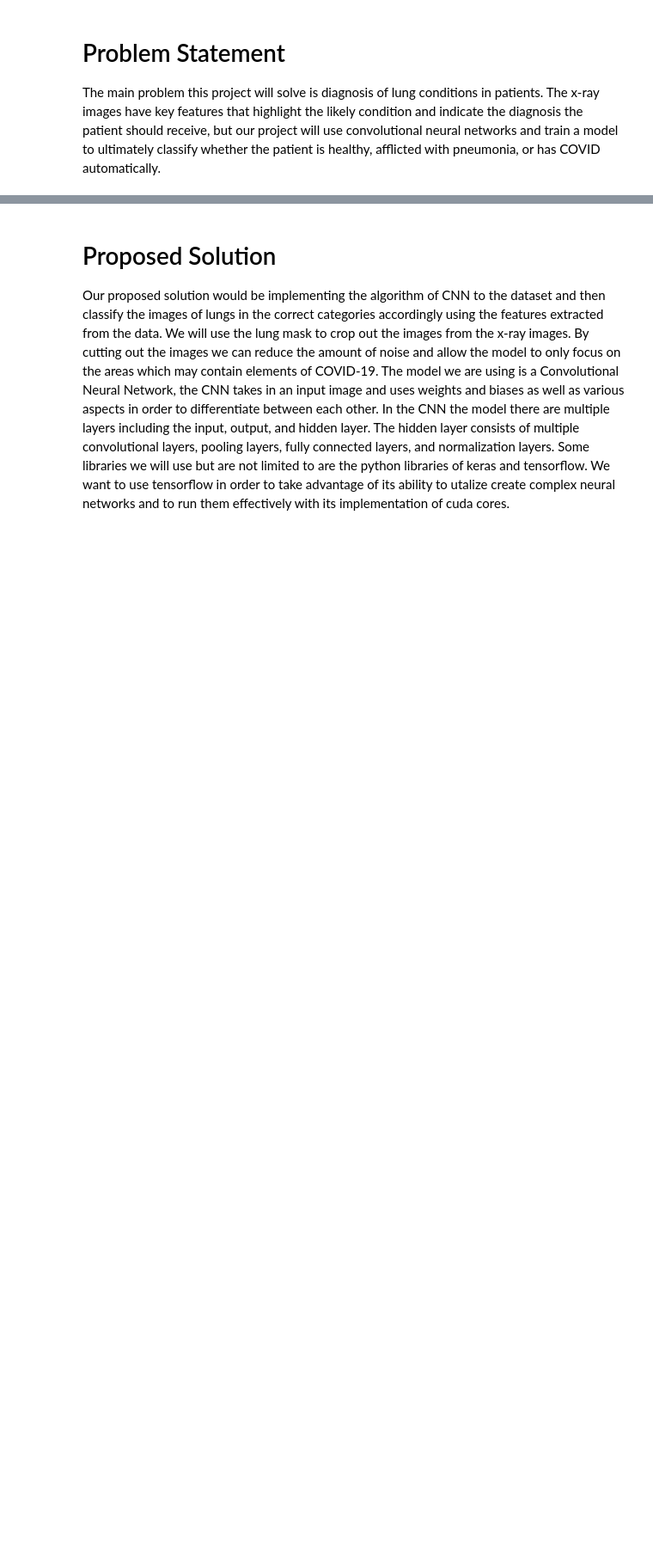
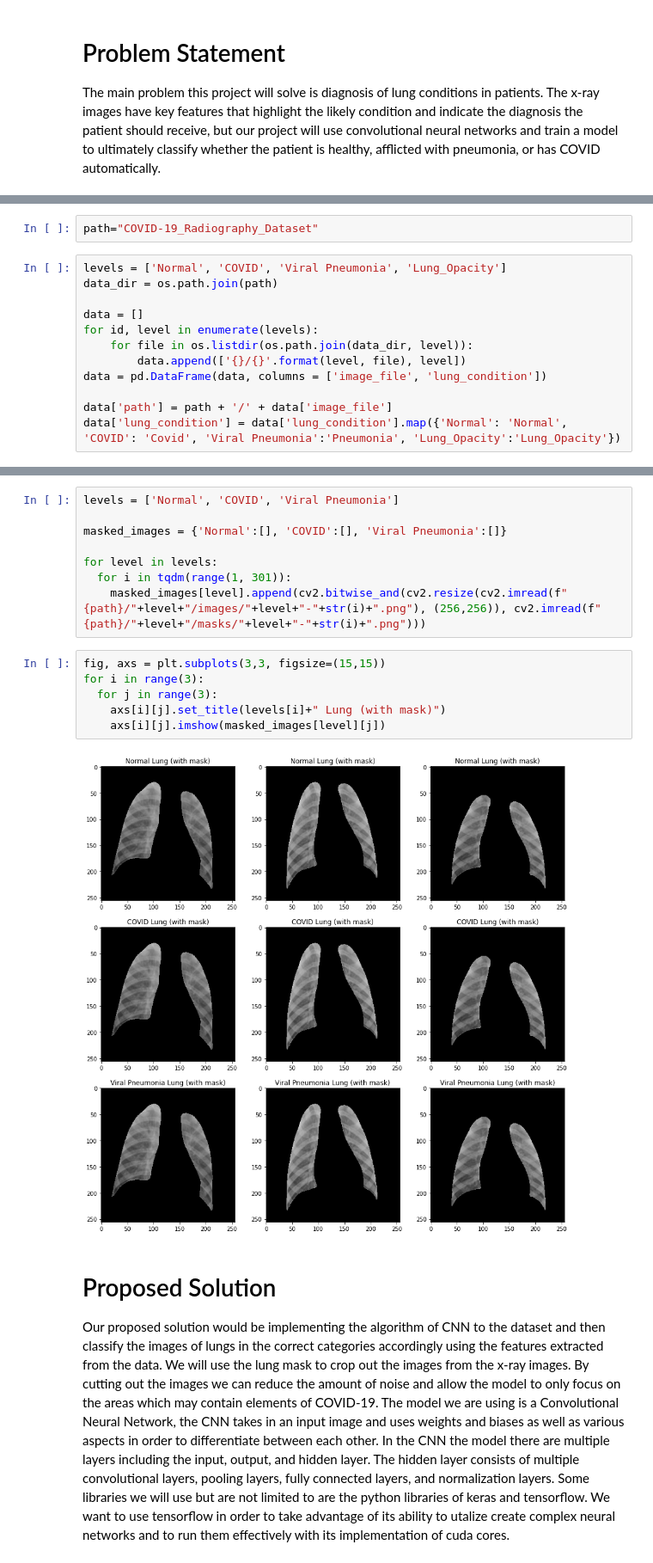
Before and after one commit to MikecraftA/Group037-Sp22, a Jupyter notebook: Checkpoint_group037.ipynb, the cells around one changed output, grey strips where cells are left out. Shown: that part at 86% size. Drawn from its saved outputs; the diff is of its cells as text; blank space fills up the shorter version.

```diff
--- a/Checkpoint_group037.ipynb
+++ b/Checkpoint_group037.ipynb
@@ -36,0 +53,14 @@ It is important moving forward with this dataset that we are able to isolate the
+# %%
+path="COVID-19_Radiography_Dataset"
+# %%
+levels = ['Normal', 'COVID', 'Viral Pneumonia', 'Lung_Opacity']
+data_dir = os.path.join(path)
+
+data = []
+for id, level in enumerate(levels):
+    for file in os.listdir(os.path.join(data_dir, level)):
+        data.append(['{}/{}'.format(level, file), level])
+data = pd.DataFrame(data, columns = ['image_file', 'lung_condition'])
+
+data['path'] = path + '/' + data['image_file']
+data['lung_condition'] = data['lung_condition'].map({'Normal': 'Normal', 'COVID': 'Covid', 'Viral Pneumonia':'Pneumonia', 'Lung_Opacity':'Lung_Opacity'})
@@ -37,3 +115,19 @@ It is important moving forward with this dataset that we are able to isolate the
+# %%
+levels = ['Normal', 'COVID', 'Viral Pneumonia']
+
+masked_images = {'Normal':[], 'COVID':[], 'Viral Pneumonia':[]}
+
+for level in levels:
+  for i in tqdm(range(1, 301)):
+    masked_images[level].append(cv2.bitwise_and(cv2.resize(cv2.imread(f"{path}/"+level+"/images/"+level+"-"+str(i)+".png"), (256,256)), cv2.imread(f"{path}/"+level+"/masks/"+level+"-"+str(i)+".png")))
+# %%
+fig, axs = plt.subplots(3,3, figsize=(15,15))
+for i in range(3):
+  for j in range(3):
+    axs[i][j].set_title(levels[i]+" Lung (with mask)")
+    axs[i][j].imshow(masked_images[level][j])
+# %% [output]
+[figure, added]
 # %% [markdown]
 # Proposed Solution
 
```
Also changed, not shown: parts of 5 cells of this notebook.
